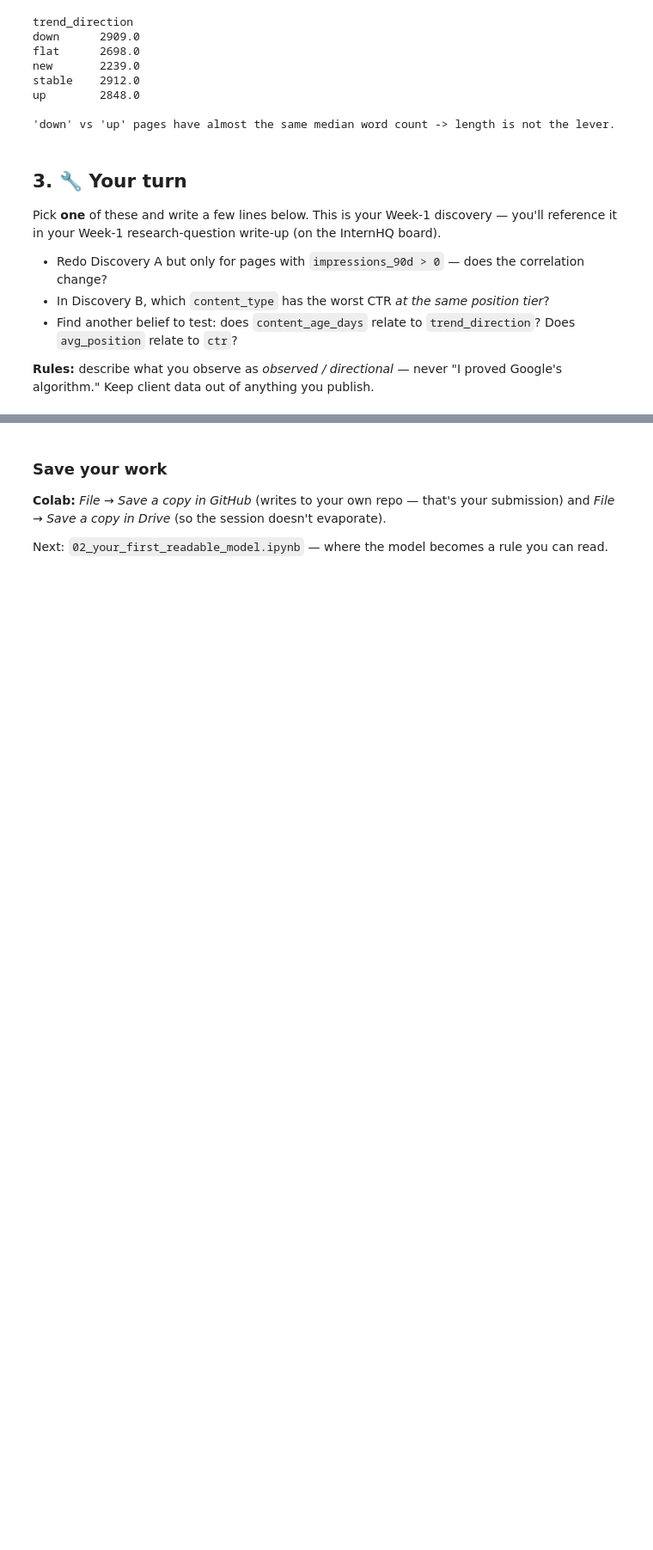
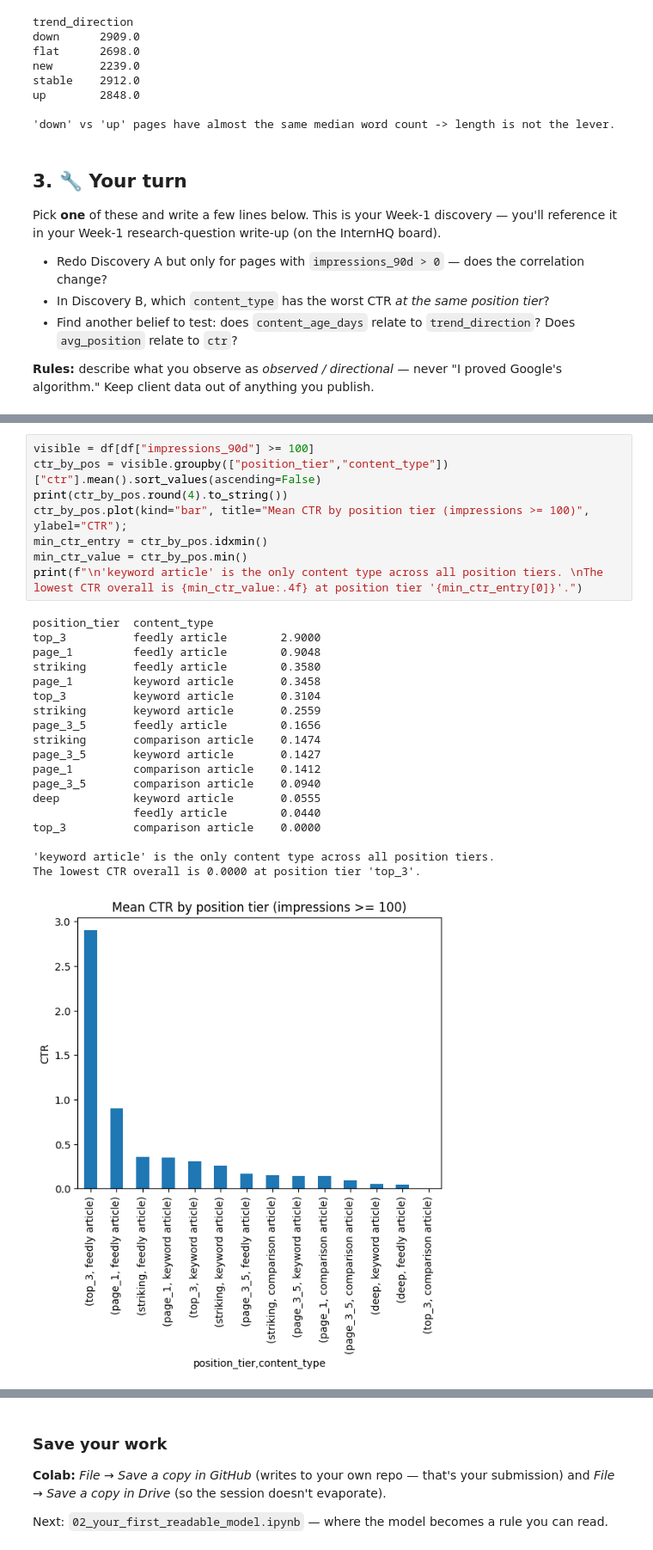
Before and after one commit to kab-s/flyrank, a Jupyter notebook: 01_first_look_and_discovery.ipynb, the cells around one changed output, grey strips where cells are left out. Shown at 86% size. Drawn from its saved outputs; the diff is of its cells as text; blank space fills up the shorter version.

```diff
--- a/01_first_look_and_discovery.ipynb
+++ b/01_first_look_and_discovery.ipynb
@@ -157,0 +190,28 @@ Pick **one** of these and write a few lines below. This is your Week-1 discovery
+# %%
+visible = df[df["impressions_90d"] >= 100]
+ctr_by_pos = visible.groupby(["position_tier","content_type"])["ctr"].mean().sort_values(ascending=False)
+print(ctr_by_pos.round(4).to_string())
+ctr_by_pos.plot(kind="bar", title="Mean CTR by position tier (impressions >= 100)", ylabel="CTR");
+min_ctr_entry = ctr_by_pos.idxmin()
+min_ctr_value = ctr_by_pos.min()
+print(f"\n'keyword article' is the only content type across all position tiers. \nThe lowest CTR overall is {min_ctr_value:.4f} at position tier '{min_ctr_entry[0]}'.")
+# %% [output]
+position_tier  content_type
+top_3          feedly article        2.9000
+page_1         feedly article        0.9048
+striking       feedly article        0.3580
+page_1         keyword article       0.3458
+top_3          keyword article       0.3104
+striking       keyword article       0.2559
+page_3_5       feedly article        0.1656
+striking       comparison article    0.1474
+page_3_5       keyword article       0.1427
+page_1         comparison article    0.1412
+page_3_5       comparison article    0.0940
+deep           keyword article       0.0555
+               feedly article        0.0440
+top_3          comparison article    0.0000
+
+'keyword article' is the only content type across all position tiers.
+The lowest CTR overall is 0.0000 at position tier 'top_3'.
+[figure, added]
```
Also changed, not shown: parts of 4 cells of this notebook.
